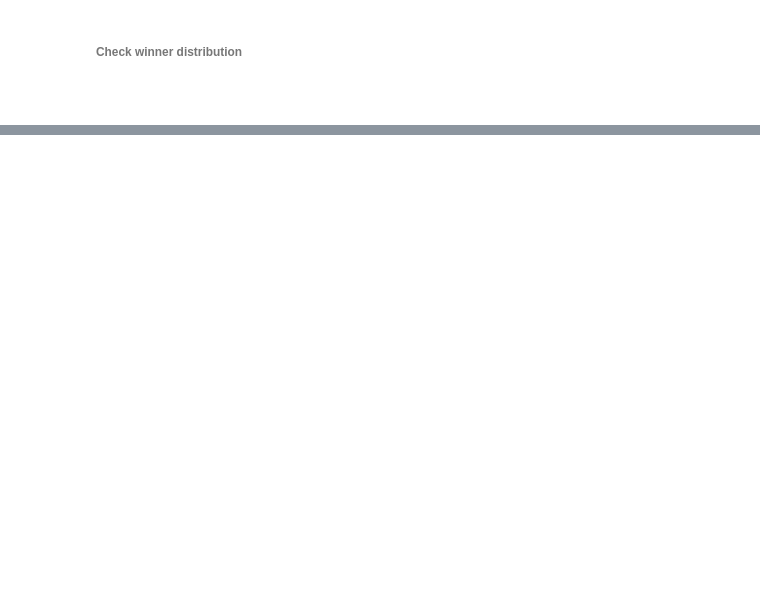
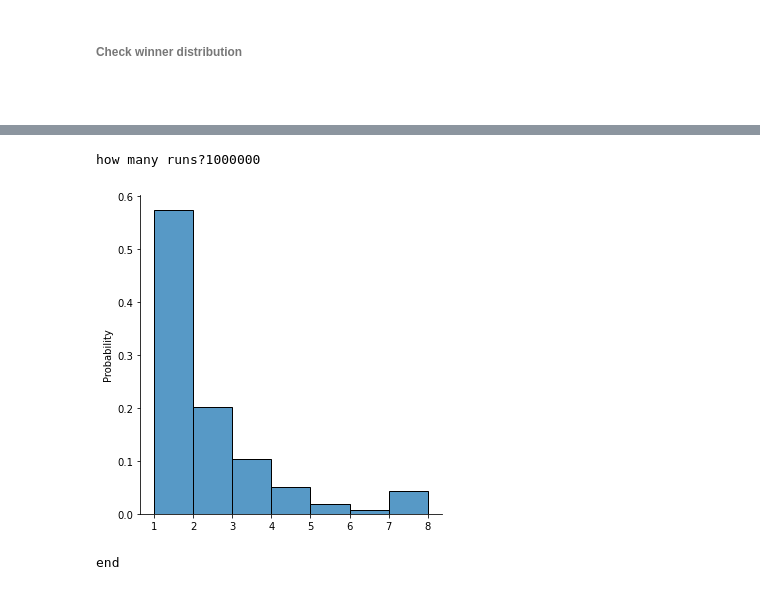
Before and after one commit to Jonathangmit/numpy-random-assignment, a Jupyter notebook: numpy-assignment.ipynb, the cells around one changed output, grey strips where cells are left out. Saved outputs shown, nothing was run; the diff lists cells and outputs as text; code cells hidden in the pictures; blank space fills up the shorter version.

```diff
--- a/numpy-assignment.ipynb
+++ b/numpy-assignment.ipynb
@@ -1041,0 +1095,48 @@ end
+# %%
+#create a function to produce a winner
+# Using the laplace distribution to pick a positive value (using the mod value obtained)
+import numpy as np
+rng = np.random.default_rng()
+runs = int(input("how many runs?"))
+q=[]
+def winner():
+    races = 0
+    while races < runs:
+        w= rng.laplace(0,0.31)
+        y=(abs(w))
+        #print (y)
+        if y < (h1/bp):
+            #print (int(1),"wins")
+            q.append(int(1))
+        elif ((h1+h2)/bp) > y > (h1/bp):
+            #print (int(2),"wins")
+            q.append(int(2))
+        elif ((h1+h2+h3)/bp) > y > ((h1+h2)/bp):
+            #print (int(3),"wins")
+            q.append(int(3))
+        elif ((h1+h2+h3+h4)/bp) > y > ((h1+h2+h3)/bp):
+            #print(int(4),"wins")
+            q.append(int(4))
+        elif ((h1+h2+h3+h4+h5)/bp) > y > ((h1+h2+h3+h4)/bp):
+            #print(int(5),"wins")
+            q.append(int(5))
+        elif ((h1+h2+h3+h4+h5+h6)/bp) > y > ((h1+h2+h3+h4+h5)/bp):
+            #print(int(6),"wins")
+            q.append(int(6))
+        elif ((h1+h2+h3+h4+h5+h6+h7)/bp) > y > ((h1+h2+h3+h4+h5+h6)/bp):
+            #print(int(7),"wins")
+            q.append(int(7))
+        else :
+            #print(int(0),"no winner")
+            q.append(int(8))
+        races = races + 1
+    return
+winner()
+#print (q)
+sns.displot(q,bins =7,stat="probability")
+plt.show()
+print("end")
+# %% [output]
+how many runs?1000000
+[figure, added]
+end
```
Also changed, not shown: parts of 5 cells of this notebook.
